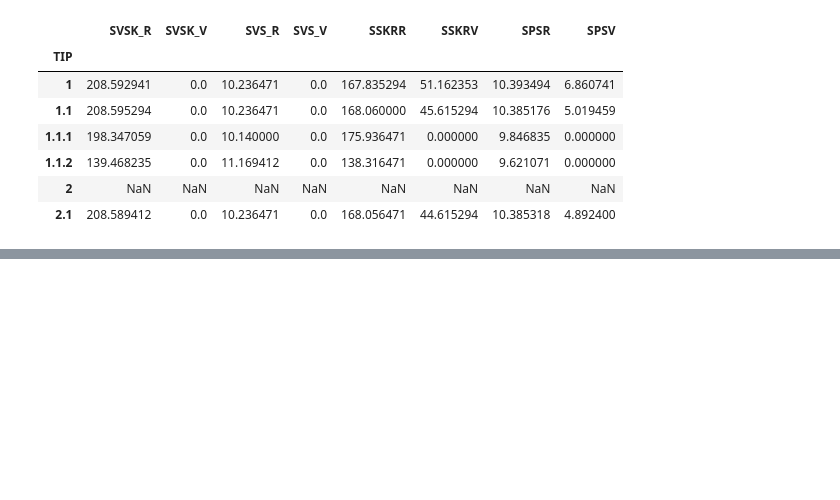
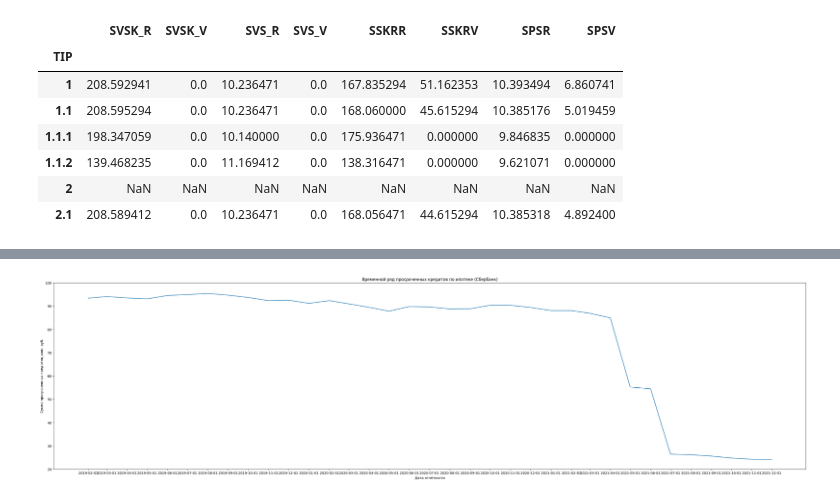
Before and after one commit to JarlPenguin/anomaly_analysis_2025, a Jupyter notebook: analysis.ipynb, the cells around one changed output, grey strips where cells are left out. Cells and saved outputs as stored; diff of their text form; code cells hidden in the pictures; blank space fills up the shorter version.

Commit message:
More analysis
* Calculated sum of overdue loans from Sberbank
* Visualization

Signed-off-by: Jarl-Penguin <jarlpenguin@outlook.com>

```diff
--- a/analysis.ipynb
+++ b/analysis.ipynb
@@ -47,0 +54,30 @@ mean_results
+# %%
+df = pd.DataFrame(index=pd.date_range(start="20190201", end="20211201", freq="MS"))
+for year in np.arange(2019, 2022):
+    for month in np.arange(1, 13):
+        if year == 2019 and month == 1:
+            continue
+        if month < 10:
+            if month == 1:
+                month_file = "12"
+                year_file = str(year - 1)
+            else:
+                month_file = "0" + str(month - 1)
+                year_file = str(year)
+            month = "0" + str(month)
+        else:
+            if month == 10:
+                month_file = "0" + str(month - 1)
+            else:
+                month_file = str(month - 1)
+            month = str(month)
+            year_file = str(year)
+        url = "https://raw.githubusercontent.com/JarlPenguin/anomaly_analysis_2025/refs/heads/main/data/" + "PI_316" + year_file + month_file + ".csv"
+        df_data = pd.read_csv(url, low_memory=False)
+        df_data["REGN"] = pd.to_numeric(df_data["REGN"], errors="coerce")
+        df_data = df_data[df_data["REGN"] == 1481] # Сбербанк
+        df_data["ZDLPRR"] = pd.to_numeric(df_data["ZDLPRR"])
+        overdue_sum = df_data[df_data["TIP"] == "2.1"]["ZDLPRR"].sum()
+        date = str(year) + str(month) + "01"
+        df.at[date, "ZDLPRR"] = overdue_sum
+df
@@ -47,0 +102,13 @@ mean_results
+# %%
+df_fig = df.copy()
+df_fig["ZDLPRR"] = df_fig["ZDLPRR"] / 1000000
+plt.figure(figsize=(40, 10))
+plt.plot(df_fig["ZDLPRR"])
+plt.xticks(df_fig.index)
+plt.yticks(np.arange(20, 101, 10))
+plt.xlabel("Дата отчётности")
+plt.ylabel("Сумма просроченных кредитов, млн. руб.")
+plt.title("Временной ряд просроченных кредитов по ипотеке (Сбербанк)")
+plt.show()
+# %% [output]
+[figure, added]
```
Also changed, not shown: parts of 3 cells of this notebook.
